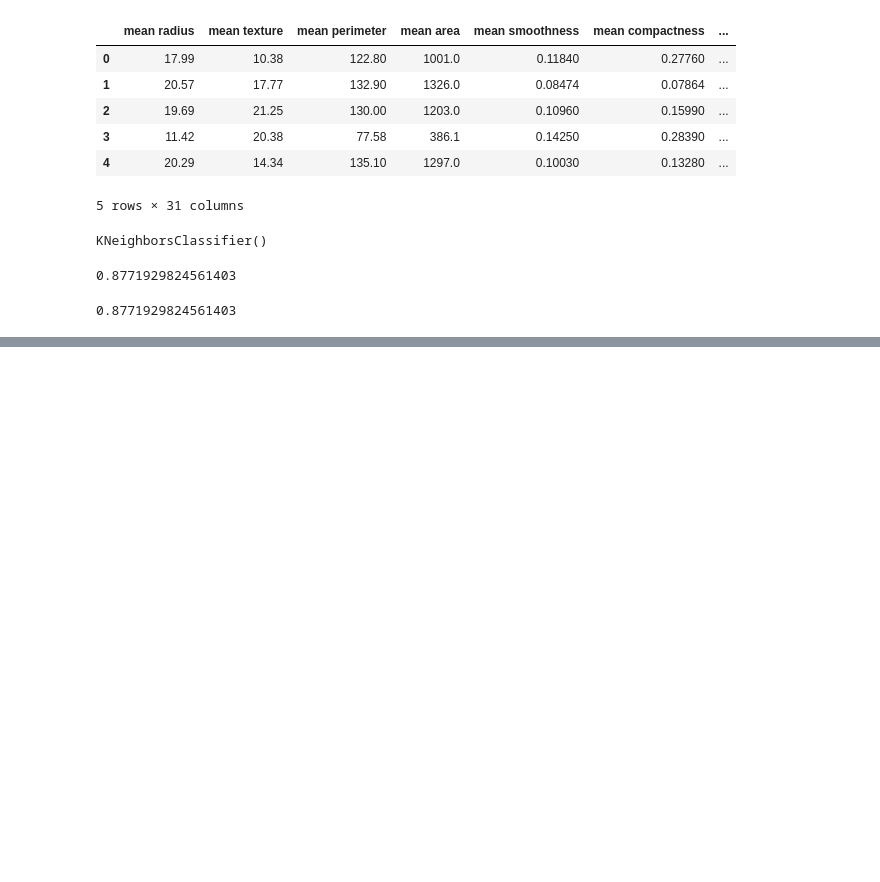
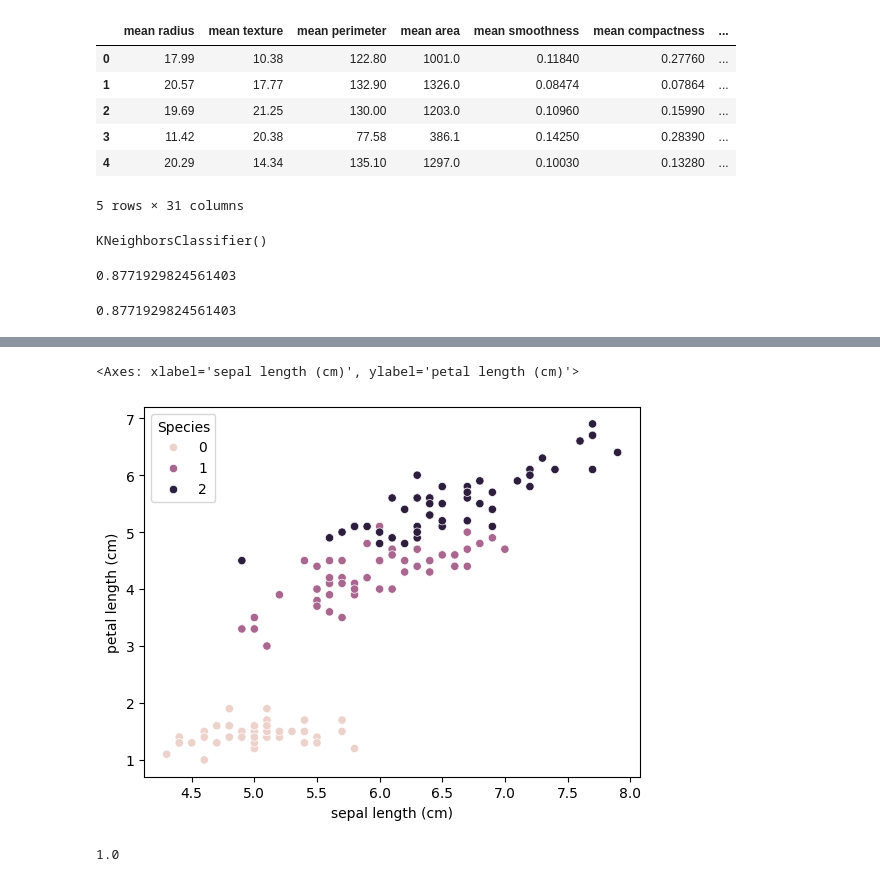
Before and after one commit to aditi2259/Hands-on-Workshop-AIML, a Jupyter notebook: AIML_Session1.ipynb, the cells around one changed output, grey strips where cells are left out. Drawn from its saved outputs; the diff is of its cells as text; code cells hidden in the pictures; blank space fills up the shorter version.

```diff
--- a/AIML_Session1.ipynb
+++ b/AIML_Session1.ipynb
@@ -508,0 +653,4 @@ accuracy_score(ytest,pred)
+# %%
+from sklearn.datasets import load_iris
+iris_data = load_iris()
+iris_data
@@ -508,0 +675,4 @@ accuracy_score(ytest,pred)
+# %%
+data= pd.DataFrame(data=iris_data.data,columns=iris_data.feature_names)
+data['Species']=iris_data.target
+data.head()
@@ -508,0 +686,6 @@ accuracy_score(ytest,pred)
+# %%
+import seaborn as sns
+sns.scatterplot(x='sepal length (cm)',y='petal length (cm)',data=data,hue='Species')
+# %% [output]
+<Axes: xlabel='sepal length (cm)', ylabel='petal length (cm)'>
+[figure, added]
@@ -508,0 +697,8 @@ accuracy_score(ytest,pred)
+# %%
+from sklearn.tree import DecisionTreeClassifier
+from sklearn import tree
+model = DecisionTreeClassifier()
+model.fit(xtrain,ytrain)
+print(model.score(xtest,ytest))
+# %% [output]
+1.0
```
Also changed, not shown: parts of 50 cells of this notebook.
